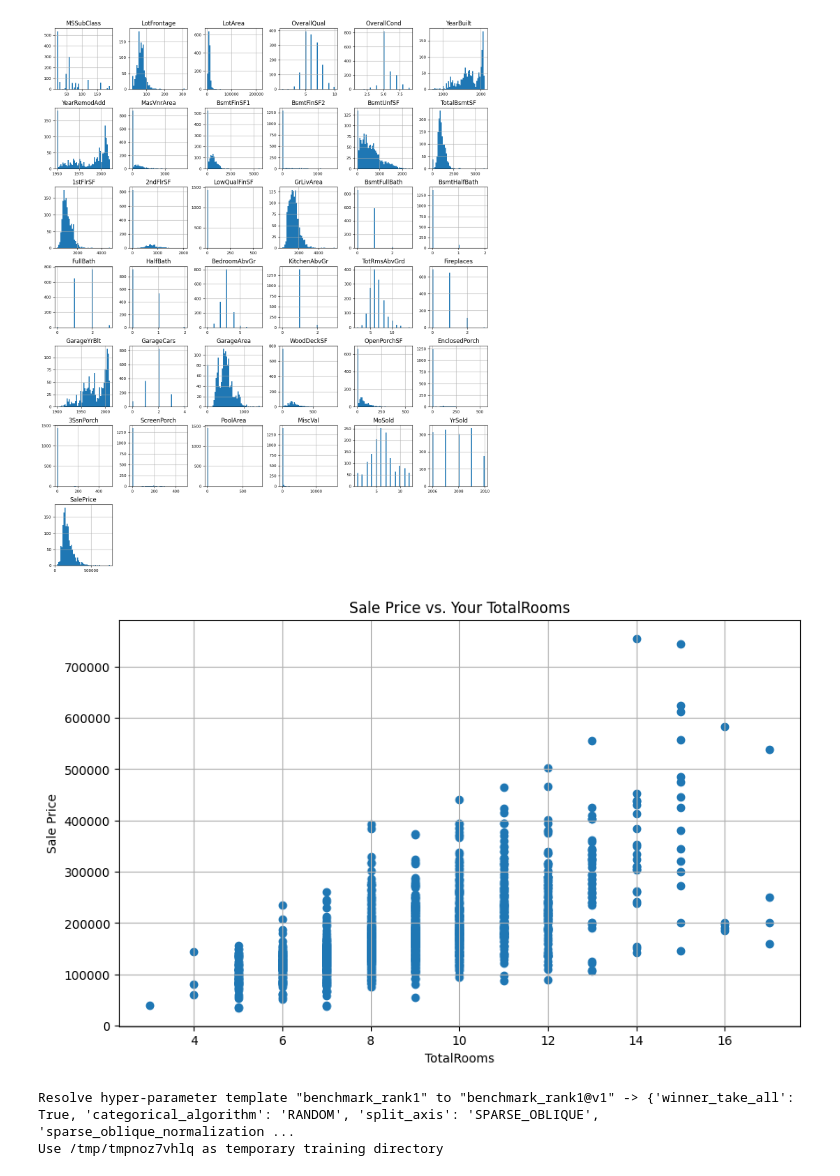
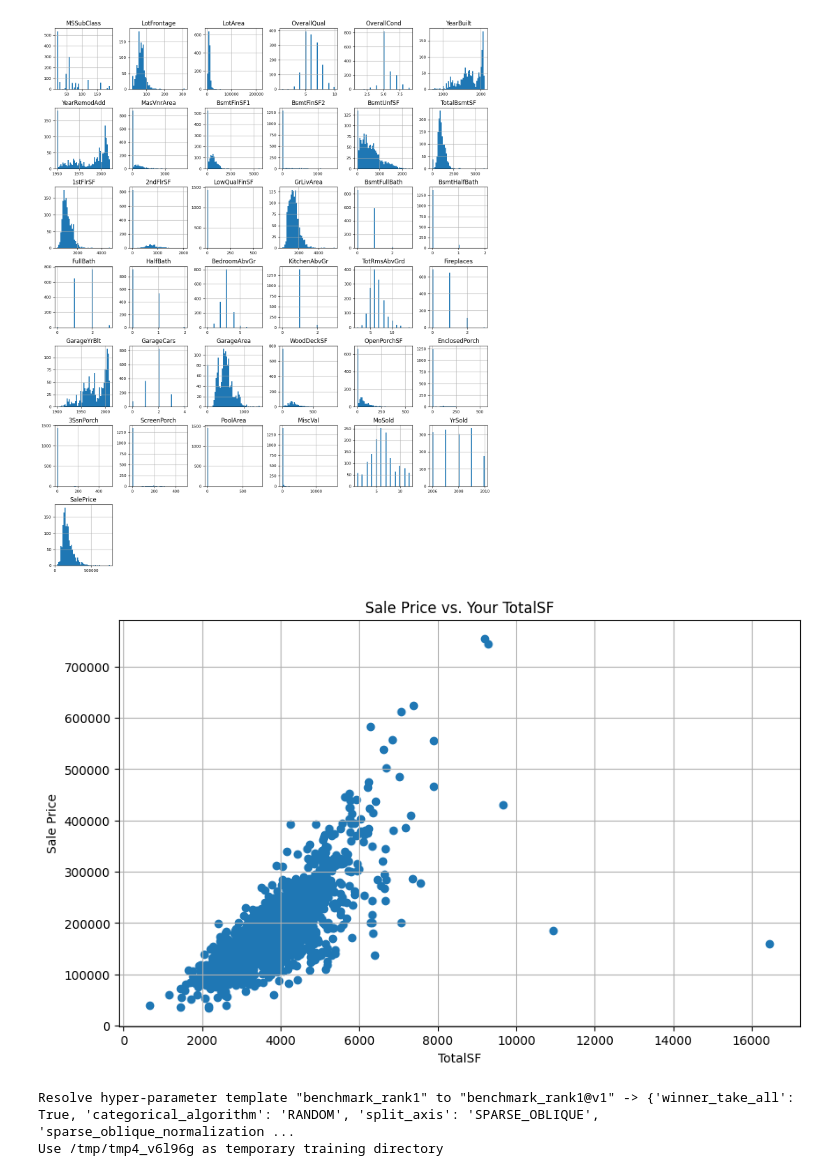
Before and after one commit to jadosh123/PredictingHousePrices, a Jupyter notebook: data-cleaning.ipynb, the cells around one changed output. Saved outputs shown, nothing was run; the diff lists cells and outputs as text; code cells hidden in the pictures.

```diff
--- a/data-cleaning.ipynb
+++ b/data-cleaning.ipynb
@@ -96,20 +96,20 @@ df_test['BdRmPerRoom'] = df_test['BedroomAbvGr'] / df_test['TotRmsAbvGrd']
 df_train['TotalBathrooms'] = df_train['BsmtFullBath'] + df_train['FullBath'] + df_train['HalfBath']
 df_test['TotalBathrooms'] = df_test['BsmtFullBath'] + df_test['FullBath'] + df_test['HalfBath']
 
-df_train['TotalRooms'] = df_train['TotalBathrooms'] + df_train['TotRmsAbvGrd']
-df_test['TotalRooms'] = df_test['TotalBathrooms'] + df_test['TotRmsAbvGrd']
+# df_train['TotalRooms'] = df_train['TotalBathrooms'] + df_train['TotRmsAbvGrd']
+# df_test['TotalRooms'] = df_test['TotalBathrooms'] + df_test['TotRmsAbvGrd']
 #important ones: 'GrLivArea' 1stFlrSF
 # %%
 # Plot any single feature against saleprices
 plt.figure(figsize=(10, 6))
-plt.scatter(df_train['TotalRooms'], df_train['SalePrice'])
-plt.xlabel('TotalRooms')
+plt.scatter(df_train['TotalSF'], df_train['SalePrice'])
+plt.xlabel('TotalSF')
 plt.ylabel('Sale Price')
-plt.title('Sale Price vs. Your TotalRooms')
+plt.title('Sale Price vs. Your TotalSF')
 plt.grid(True)
 plt.show()
 # %% [output]
-[figure, old version]
+[figure, new version]
 # %%
 
 # Split dataset into training and validation sets
@@ -131,14 +131,14 @@ valid_ds = tfdf.keras.pd_dataframe_to_tf_dataset(valid_ds_pd, label=label,
 rf = tfdf.keras.RandomForestModel(
     hyperparameter_template="benchmark_rank1",
     task=tfdf.keras.Task.REGRESSION,
-    num_trees=200,
-    max_depth=20,
-    min_examples=5
+    num_trees=400,
+    max_depth=15,
+    min_examples=1
     )
 rf.compile(metrics=['mse'])
 # %% [output]
 Resolve hyper-parameter template "benchmark_rank1" to "benchmark_rank1@v1" -> {'winner_take_all': True, 'categorical_algorithm': 'RANDOM', 'split_axis': 'SPARSE_OBLIQUE', 'sparse_oblique_normalization ...
-Use /tmp/tmpnoz7vhlq as temporary training directory
+Use /tmp/tmp4_v6l96g as temporary training directory
 # %%
 # Trains model on training set
 rf.fit(x=train_ds)
```
Also changed, not shown: parts of 4 cells of this notebook, 1 other file.
